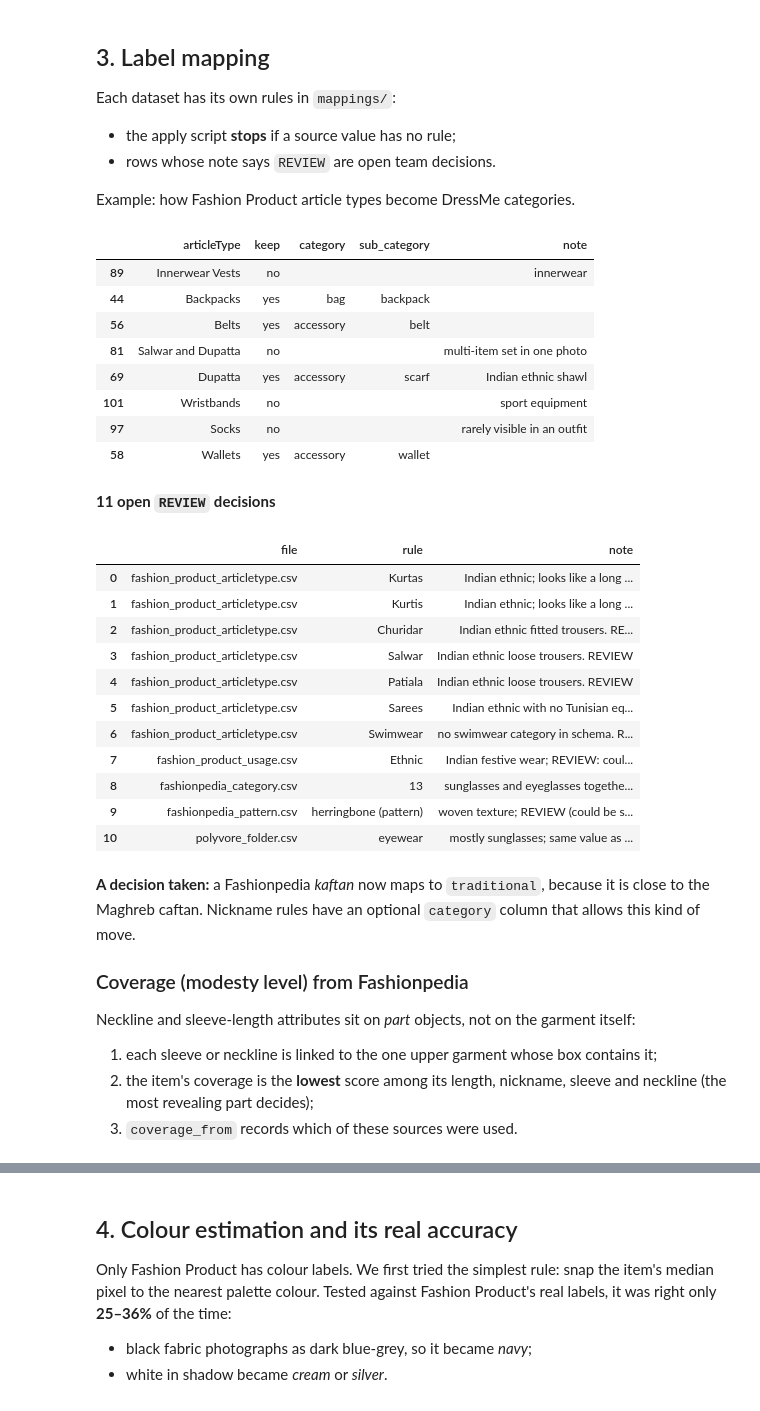
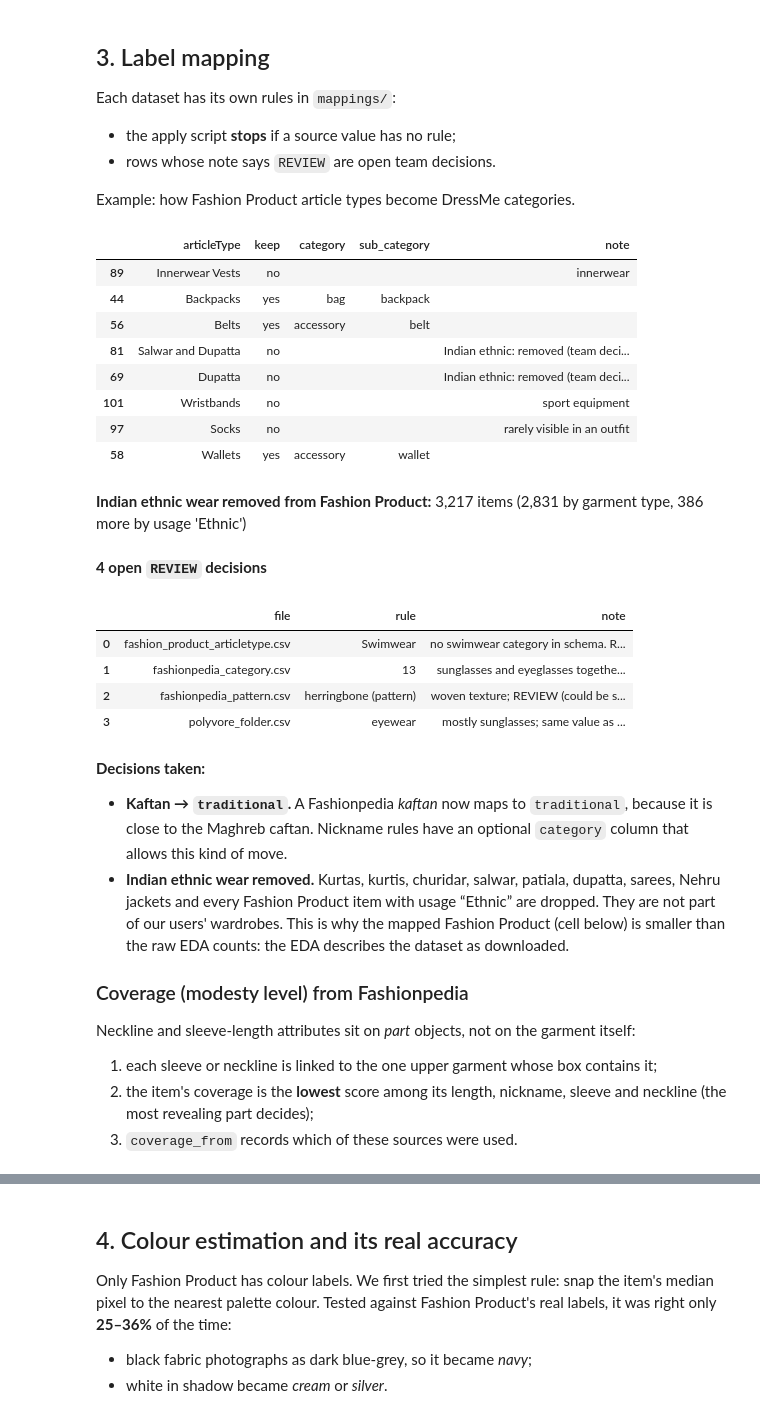
Before and after one commit to mohamedaziz-ouertatani/DressMe, a Jupyter notebook: notebooks/phase3_walkthrough.ipynb, the cells around one changed output, grey strips where cells are left out. Drawn from its saved outputs; the diff is of its cells as text; code cells hidden in the pictures.

```diff
--- a/notebooks/phase3_walkthrough.ipynb
+++ b/notebooks/phase3_walkthrough.ipynb
@@ -181,41 +181,50 @@ Example: how Fashion Product article types become DressMe categories.
 # %%
 art = read(ROOT / "mappings" / "fashion_product_articletype.csv")
 display(art.sample(8, random_state=1))
+
+# Fashion Product items removed as Indian ethnic wear (raw styles.csv vs the rules)
+from eda_fashion_product import CSV_PATH, load_styles  # noqa: E402
+%matplotlib inline
+# (the EDA script switches matplotlib to file-only output when imported: switch back)
+styles, _ = load_styles(CSV_PATH)
+usage_rules = read(ROOT / "mappings" / "fashion_product_usage.csv").set_index("usage_source")
+notes = styles["articleType"].map(art.set_index("articleType")["note"]).fillna("")
+indian_type = notes.str.startswith("Indian ethnic")          # True / False for every product
+ethnic_usage = styles["usage"].map(usage_rules["keep"]).fillna("") == "no"
+display(Markdown(f"**Indian ethnic wear removed from Fashion Product:** {(indian_type | ethnic_usage).sum():,} "
+                 f"items ({indian_type.sum():,} by garment type, {(ethnic_usage & ~indian_type).sum():,} "
+                 "more by usage 'Ethnic')"))
 
 # All open team decisions, across every mapping file
 review = []
 for f in sorted((ROOT / "mappings").glob("*.csv")):
     rules = read(f)
     for _, r in rules.iterrows():
         if any("REVIEW" in str(v) for v in r.values):
             review.append({"file": f.name, "rule": r.iloc[0], "note": r.get("note", "")})
 display(Markdown(f"**{len(review)} open `REVIEW` decisions**"))
 pd.DataFrame(review)
 # %% [output]
 |  | articleType | keep | category | sub_category | note |
 | 89 | Innerwear Vests | no |  |  | innerwear |
 | 44 | Backpacks | yes | bag | backpack |  |
 | 56 | Belts | yes | accessory | belt |  |
-| 81 | Salwar and Dupatta | no |  |  | multi-item set in one photo |
-| 69 | Dupatta | yes | accessory | scarf | Indian ethnic shawl |
+| 81 | Salwar and Dupatta | no |  |  | Indian ethnic: removed (team deci... |
+| 69 | Dupatta | no |  |  | Indian ethnic: removed (team deci... |
 | 101 | Wristbands | no |  |  | sport equipment |
 | 97 | Socks | no |  |  | rarely visible in an outfit |
 | 58 | Wallets | yes | accessory | wallet |  |
-**11 open `REVIEW` decisions**
+**Indian ethnic wear removed from Fashion Product:** 3,217 items (2,831 by garment type, 386 more by usage 'Ethnic')
+**4 open `REVIEW` decisions**
 |  | file | rule | note |
-| 0 | fashion_product_articletype.csv | Kurtas | Indian ethnic; looks like a long ... |
-| 1 | fashion_product_articletype.csv | Kurtis | Indian ethnic; looks like a long ... |
-| 2 | fashion_product_articletype.csv | Churidar | Indian ethnic fitted trousers. RE... |
-| 3 | fashion_product_articletype.csv | Salwar | Indian ethnic loose trousers. REVIEW |
-| 4 | fashion_product_articletype.csv | Patiala | Indian ethnic loose trousers. REVIEW |
-| 5 | fashion_product_articletype.csv | Sarees | Indian ethnic with no Tunisian eq... |
-| 6 | fashion_product_articletype.csv | Swimwear | no swimwear category in schema. R... |
-| 7 | fashion_product_usage.csv | Ethnic | Indian festive wear; REVIEW: coul... |
-| 8 | fashionpedia_category.csv | 13 | sunglasses and eyeglasses togethe... |
-| 9 | fashionpedia_pattern.csv | herringbone (pattern) | woven texture; REVIEW (could be s... |
-| 10 | polyvore_folder.csv | eyewear | mostly sunglasses; same value as ... |
+| 0 | fashion_product_articletype.csv | Swimwear | no swimwear category in schema. R... |
+| 1 | fashionpedia_category.csv | 13 | sunglasses and eyeglasses togethe... |
+| 2 | fashionpedia_pattern.csv | herringbone (pattern) | woven texture; REVIEW (could be s... |
+| 3 | polyvore_folder.csv | eyewear | mostly sunglasses; same value as ... |
 # %% [markdown]
-**A decision taken:** a Fashionpedia *kaftan* now maps to `traditional`, because it is close to the Maghreb caftan. Nickname rules have an optional `category` column that allows this kind of move.
+**Decisions taken:**
+- **Kaftan → `traditional`.** A Fashionpedia *kaftan* now maps to `traditional`, because it is close to the Maghreb caftan. Nickname rules have an optional `category` column that allows this kind of move.
+- **Indian ethnic wear removed.** Kurtas, kurtis, churidar, salwar, patiala, dupatta, sarees, Nehru jackets and every Fashion Product item with usage “Ethnic” are dropped. They are not part of our users' wardrobes. This is why the mapped Fashion Product (cell below) is smaller than the raw EDA counts: the EDA describes the dataset as downloaded.
 
 ### Coverage (modesty level) from Fashionpedia
 Neckline and sleeve-length attributes sit on *part* objects, not on the garment itself:
```
Also changed, not shown: parts of 12 cells of this notebook, 18 other files.
